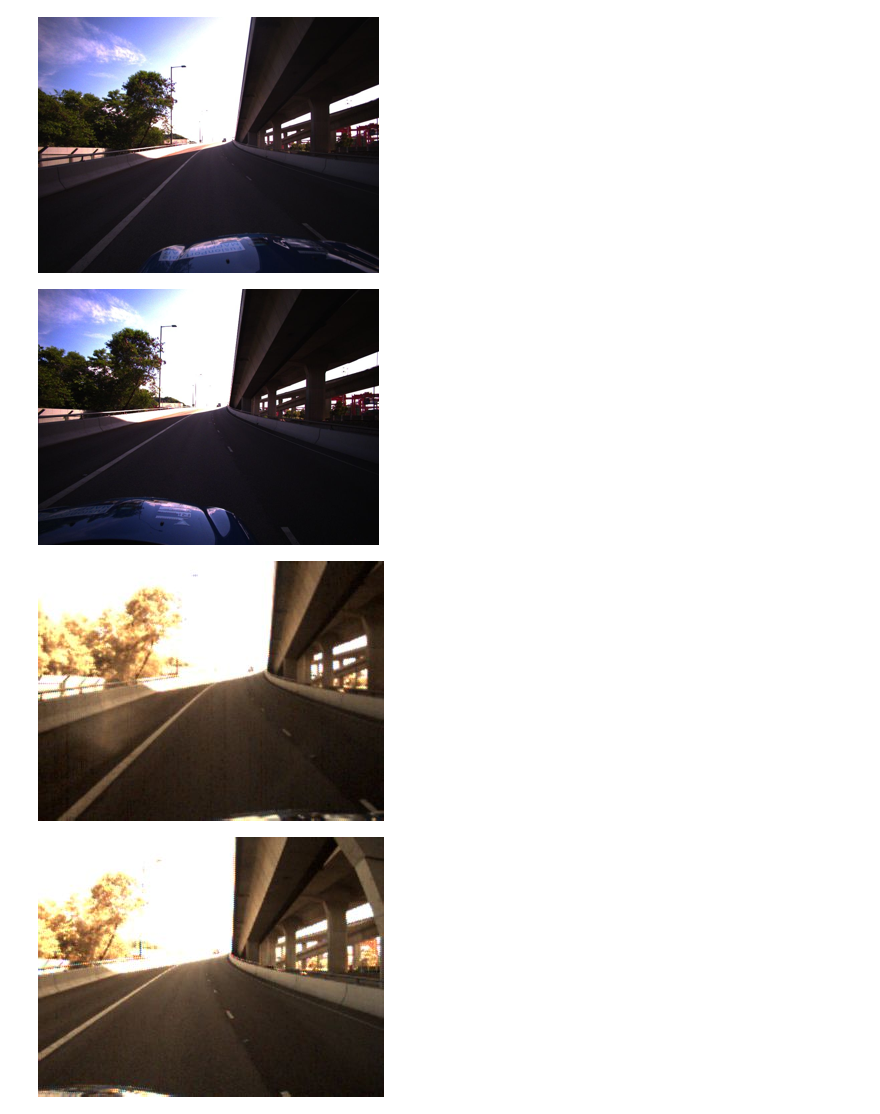
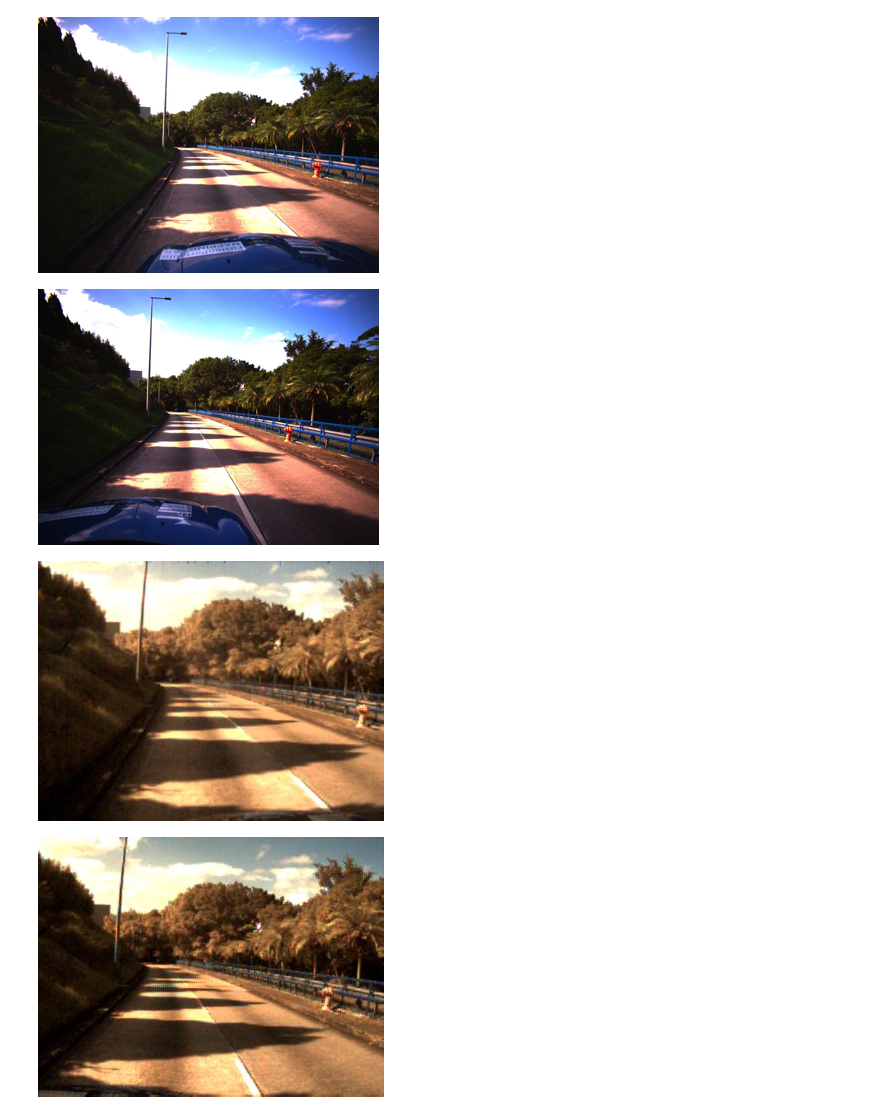
Before and after one commit to fusionportable/fusionportable_dataset_tools, a Jupyter notebook: write_bag_to_data.ipynb, the cells around one changed output. Drawn from its saved outputs; the diff is of its cells as text; code cells hidden in the pictures.

```diff
--- a/write_bag_to_data.ipynb
+++ b/write_bag_to_data.ipynb
@@ -6,8 +6,8 @@ from data_loader.ros_msg.image import Image
 from data_loader.ros_msg.odometry import Odometry
 from data_loader.calib.intrinsic_extrinsic_loader import IntrinsicExtrinsicLoader
 
-platform = 'ugv'
-sequence_name = 'ugv_campus00'
+platform = 'vehicle'
+sequence_name = 'vehicle_campus00'
 # %%
 ##### Set up the rosbag path
 dataset_path = '/Rocket_ssd/dataset/FusionPortable_dataset_develop/sensor_data/data_refined'
@@ -145,29 +161,38 @@ Close the rosbag
 # %%
 # TEST: visualize data
 from PIL import Image
 from IPython.display import display
 
-frame_id = 0
+frame_id = 7000
 
-img_path = os.path.join(dataset_path, sequence_name, 'raw_data', 'vehicle_frame_cam00', 'image/data', '{:06d}.png'.format(frame_id))
-img = Image.open(img_path)
-img_fl = img.resize((img.size[0] // 3, img.size[1] // 3))
+if platform == 'vehicle':
+  img_path = os.path.join(dataset_path, sequence_name, 'raw_data', 'vehicle_frame_cam00', 'image/data', '{:06d}.png'.format(frame_id))
+  img = Image.open(img_path)
+  img_fl = img.resize((img.size[0] // 3, img.size[1] // 3))
 
-img_path = os.path.join(dataset_path, sequence_name, 'raw_data', 'vehicle_frame_cam01', 'image/data', '{:06d}.png'.format(frame_id))
-img = Image.open(img_path)
-img_fr = img.resize((img.size[0] // 3, img.size[1] // 3))
+  img_path = os.path.join(dataset_path, sequence_name, 'raw_data', 'vehicle_frame_cam01', 'image/data', '{:06d}.png'.format(frame_id))
+  img = Image.open(img_path)
+  img_fr = img.resize((img.size[0] // 3, img.size[1] // 3))
+else:
+  img_path = os.path.join(dataset_path, sequence_name, 'raw_data', 'frame_cam00', 'image/data', '{:06d}.png'.format(frame_id))
+  img = Image.open(img_path)
+  img_fl = img.resize((img.size[0] // 3, img.size[1] // 3))
+
+  img_path = os.path.join(dataset_path, sequence_name, 'raw_data', 'frame_cam01', 'image/data', '{:06d}.png'.format(frame_id))
+  img = Image.open(img_path)
+  img_fr = img.resize((img.size[0] // 3, img.size[1] // 3))
 
 img_path = os.path.join(dataset_path, sequence_name, 'raw_data', 'event_cam00', 'image/data', '{:06d}.png'.format(frame_id))
 img = Image.open(img_path)
 img_el = img.resize((img.size[0], img.size[1]))
 
 img_path = os.path.join(dataset_path, sequence_name, 'raw_data', 'event_cam01', 'image/data', '{:06d}.png'.format(frame_id))
 img = Image.open(img_path)
 img_er = img.resize((img.size[0], img.size[1]))
 
 display(img_fl, img_fr, img_el, img_er)
 # %% [output]
-[figure, old version]
+[figure, new version]
-[figure, old version]
+[figure, new version]
-[figure, old version]
+[figure, new version]
-[figure, old version]
+[figure, new version]
```
Also changed, not shown: parts of 2 cells of this notebook, 7 other files.
